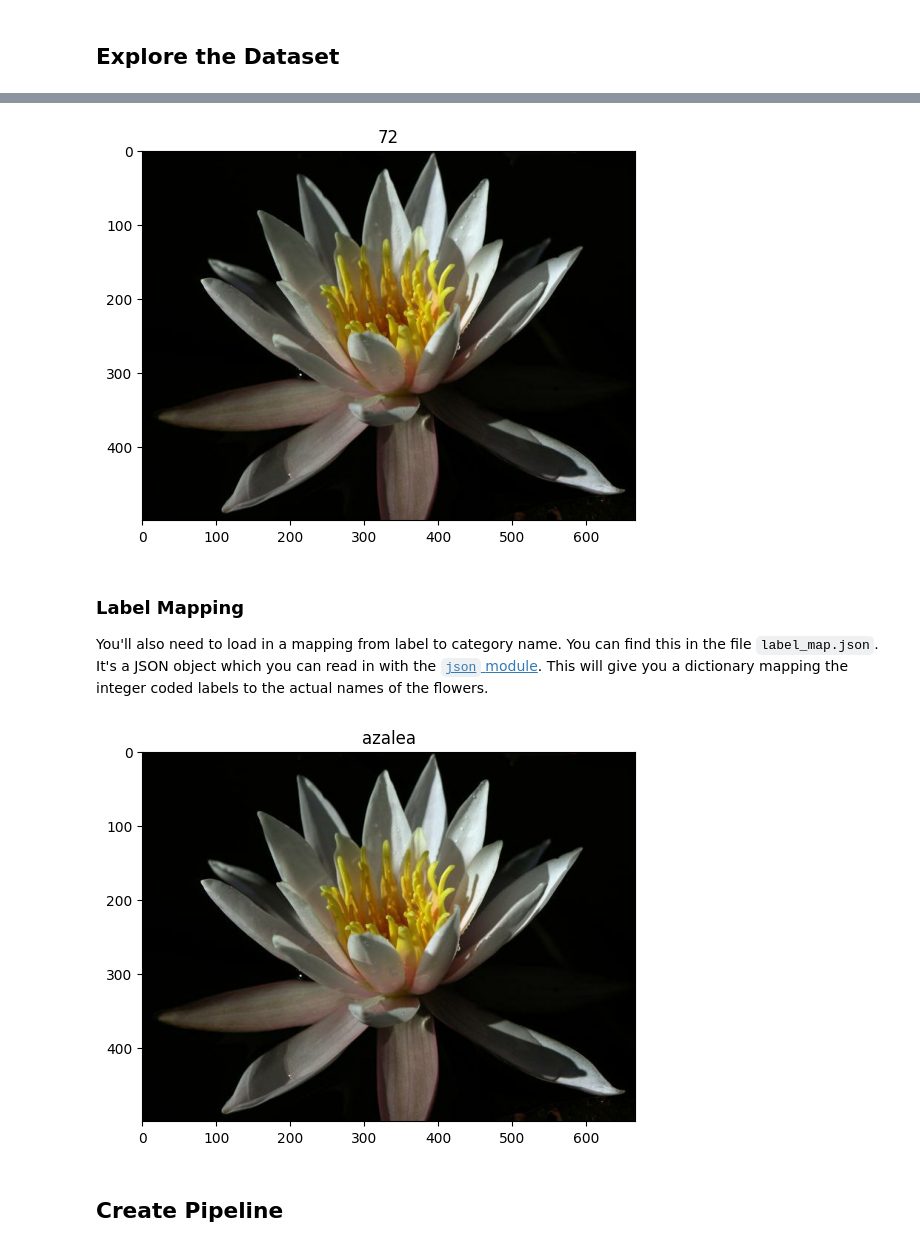
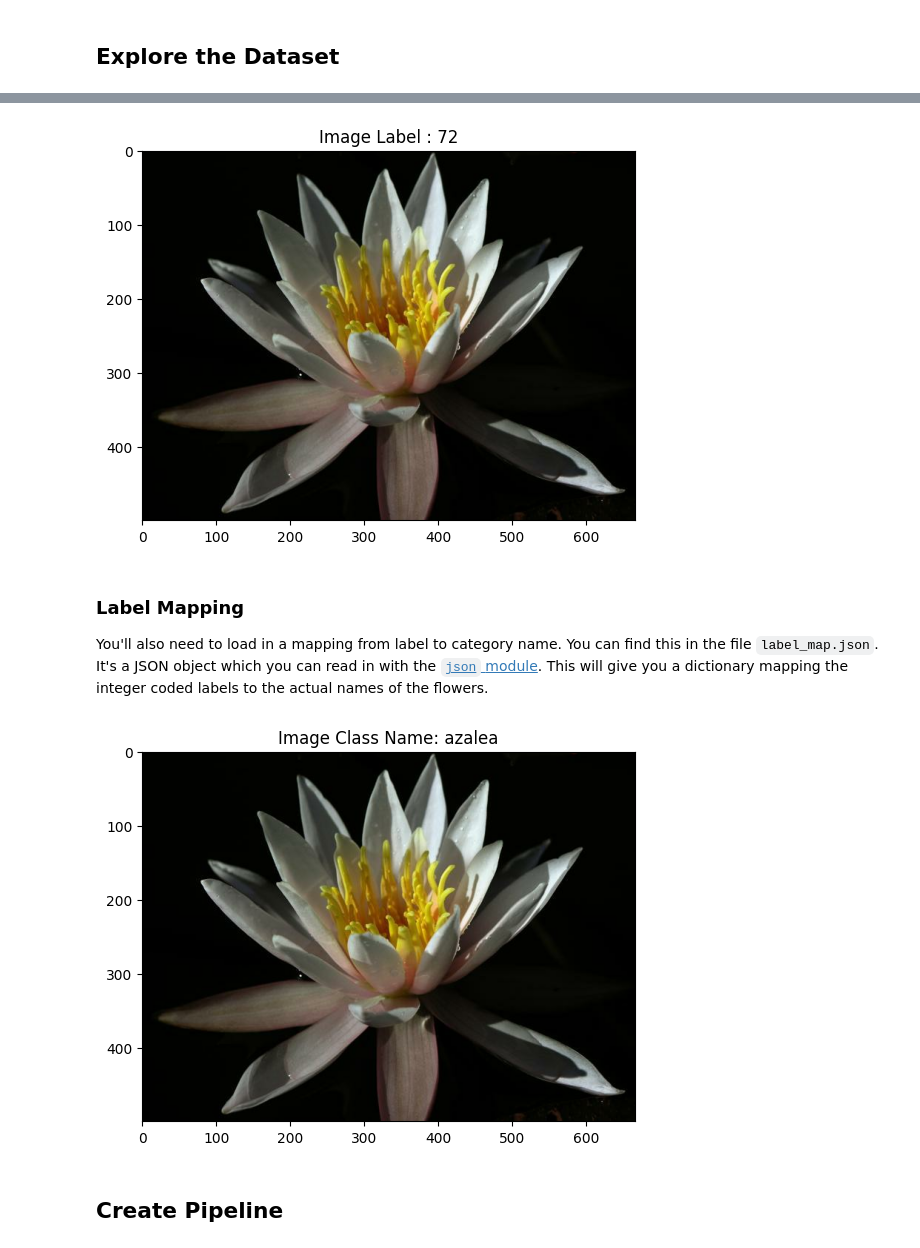
Before and after one commit to Aljaziri/Image-Classifier, a Jupyter notebook: Project_Image_Classifier_Project.ipynb, the cells around one changed output, grey strips where cells are left out. Saved outputs shown, nothing was run; the diff lists cells and outputs as text; code cells hidden in the pictures.

```diff
--- a/Project_Image_Classifier_Project.ipynb
+++ b/Project_Image_Classifier_Project.ipynb
@@ -50,13 +38,17 @@ The validation and testing sets are used to measure the model's performance on d
 # %%
 # TODO: Load the dataset with TensorFlow Datasets.
 
-# Load the Oxford Flowers 102 dataset with information
-dataset, dataset_info = tfds.load('oxford_flowers102', as_supervised=True, with_info=True)
+Oxford_Flowers102_dataset, dataset_info = tfds.load(
+                                                    name="oxford_flowers102",
+                                                    with_info=True ,
+                                                    as_supervised=True)
 
 # TODO: Create a training set, a validation set and a test set.
 
-training_set = dataset['train']
-validation_set = dataset['validation']
-test_set = dataset['test']
+(training_set, validation_set, test_set) = (
+                               Oxford_Flowers102_dataset['train'],
+                               Oxford_Flowers102_dataset['validation'],
+                               Oxford_Flowers102_dataset['test']
+                              )
 # %% [output]
 Downloading and preparing dataset 328.90 MiB (download: 328.90 MiB, generated: 331.34 MiB, total: 660.25 MiB) to /root/tensorflow_datasets/oxford_flowers102/2.1.1...
@@ -87,14 +85,9 @@ Number of Classes is: 102
 # %%
 # TODO: Print the shape and corresponding label of 3 images in the training set.
 
-for image, label in training_set.take(3):
-    image = image.numpy()
-    label = label.numpy()
-
+for image, lbl in training_set.take(3):
     plt.imshow(image)
     plt.show()
-
-    print(f'This image shape: {image.shape}')
-    print(f'This image label: {label}')
+    print(" This image shape is: ", image.shape , "This image label is: ", (lbl.numpy()))
 # %% [output]
 [figure]
@@ -109,16 +99,16 @@ This image label: 70
 # %%
+
 # TODO: Plot 1 image from the training set. Set the title
 # of the plot to the corresponding image label.
 
 for image, label in training_set.take(1):
-    image = image.numpy()
+    image = image.numpy().squeeze()
     label = label.numpy()
-
 plt.imshow(image)
-plt.title(f"{label}")
+plt.title(f"Image Label : {label}")
 plt.show()
 # %% [output]
-[figure, old version]
+[figure, new version]
 # %% [markdown]
 ### Label Mapping
 
@@ -129,16 +119,15 @@ with open('label_map.json', 'r') as f:
 # %%
 # TODO: Plot 1 image from the training set. Set the title
 # of the plot to the corresponding class name.
 
 for image, label in training_set.take(1):
-    image = image.numpy()
+    image = image.numpy().squeeze()
     label = label.numpy()
-
 plt.imshow(image)
-plt.title(class_names[str(label)])
+plt.title(f'Image Class Name: {class_names[str(label)]}')
 plt.show()
 # %% [output]
-[figure, old version]
+[figure, new version]
 # %% [markdown]
 ## Create Pipeline
 # %%
```
Also changed, not shown: parts of 17 cells of this notebook.
